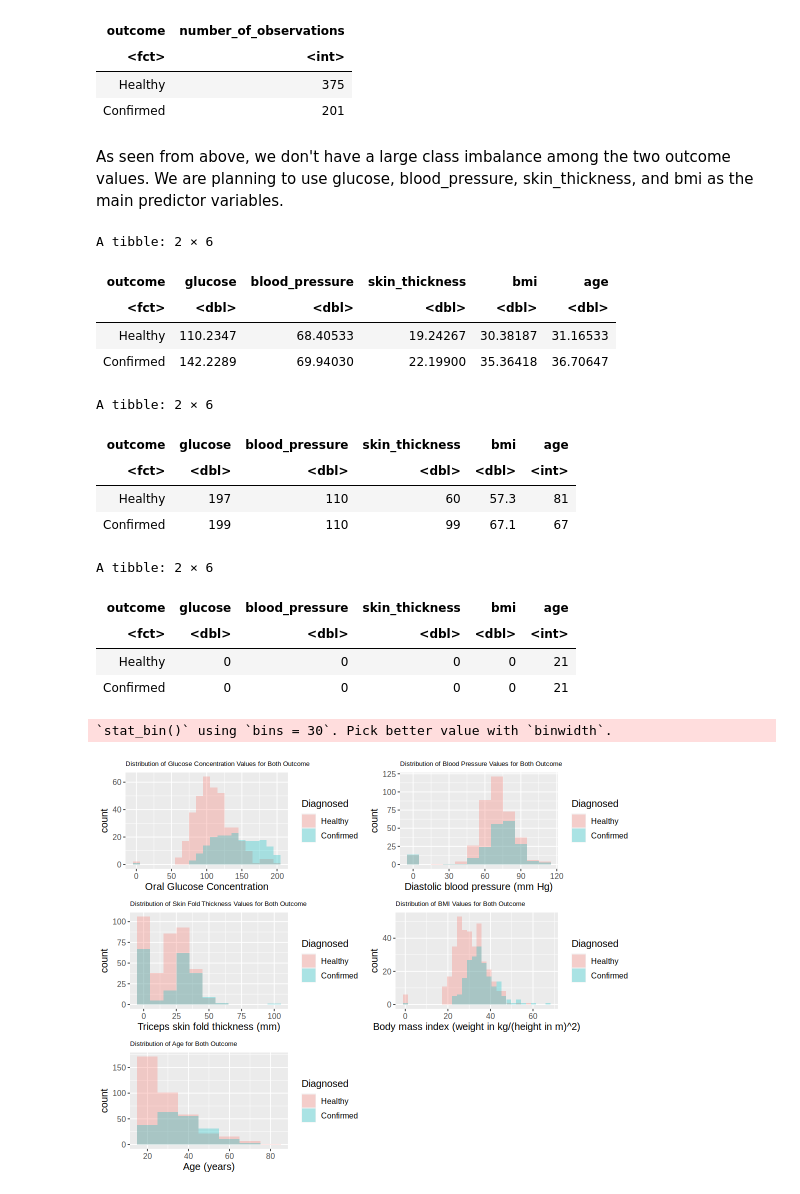
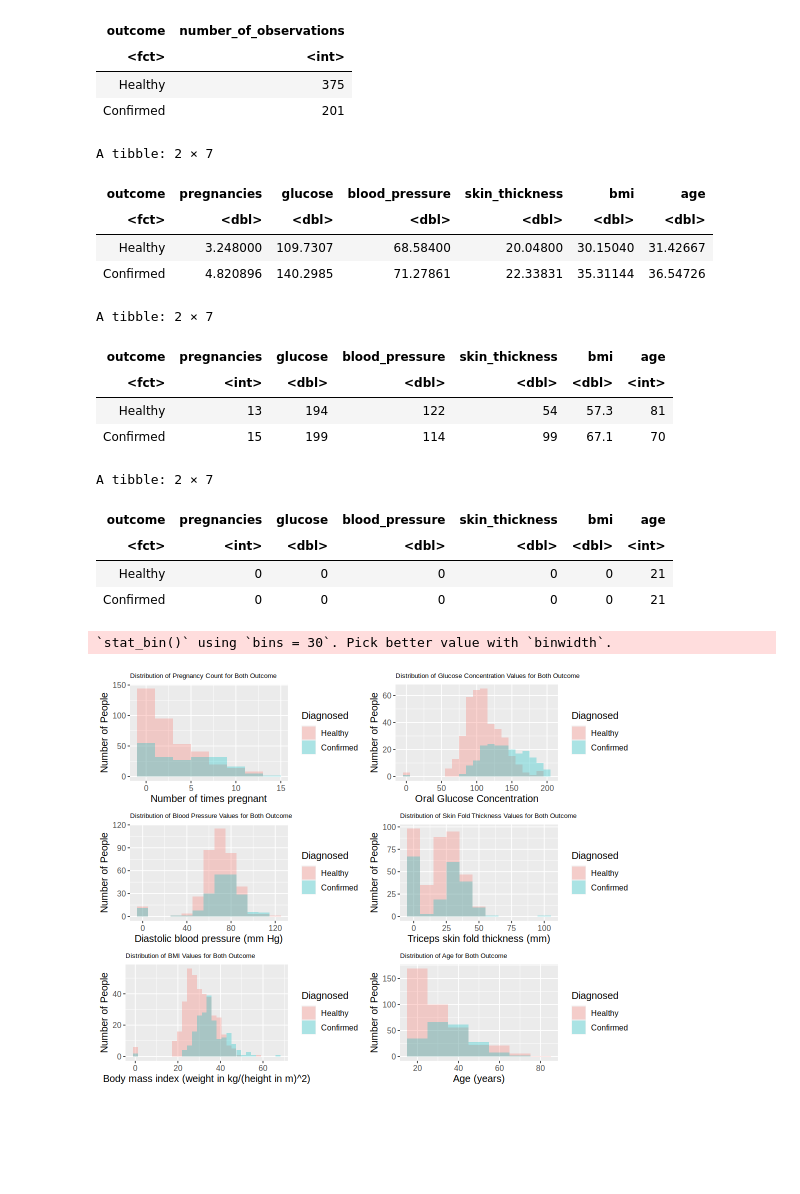
Before and after one commit to Nadav-Seg/dsci-100-2023w1-group-26, a Jupyter notebook: Group 26 - Group Project Proposal.ipynb, the cells around one changed output. Saved outputs shown, nothing was run; the diff lists cells and outputs as text; code cells hidden in the pictures; blank space fills up the shorter version.

Commit message:
Finalize ersion with standardized

```diff
--- a/Group 26 - Group Project Proposal.ipynb
+++ b/Group 26 - Group Project Proposal.ipynb
@@ -92,78 +99,84 @@ A tibble: 2 × 2
 | <fct> | <int> |
 | Healthy | 375 |
 | Confirmed | 201 |
-# %% [markdown]
-As seen from above, we don't have a large class imbalance among the two outcome values. We are planning to use glucose, blood_pressure, skin_thickness, and bmi as the main predictor variables.
 # %%
 #To find the average value of each Predictor Variables for each class
 Mean_values <- diabetes_training |>
-                select(-pregnancies, -insulin, -diabetes_pedigree_function) |>
+                select(-insulin, -diabetes_pedigree_function) |>
                 group_by(outcome) |>
-                summarize(across(glucose:age, mean))
+                summarize(across(pregnancies:age, mean))
 Mean_values
 
 #To find the maximum value of each Predictor Variables for each class
 Max_values <- diabetes_training |>
-                select(-pregnancies, -insulin, -diabetes_pedigree_function) |>
+                select(-insulin, -diabetes_pedigree_function) |>
                 group_by(outcome) |>
-                summarize(across(glucose:age, max))
+                summarize(across(pregnancies:age, max))
 Max_values
 
 #To find the minimum value of each Predictor Variables for each class
 Min_values <- diabetes_training |>
-                select(-pregnancies, -insulin, -diabetes_pedigree_function) |>
+                select(-insulin, -diabetes_pedigree_function) |>
                 group_by(outcome) |>
-                summarize(across(glucose:age, min))
+                summarize(across(pregnancies:age, min))
 Min_values
 # %% [output]
-A tibble: 2 × 6
+A tibble: 2 × 7
-| outcome | glucose | blood_pressure | skin_thickness | bmi | age |
-| <fct> | <dbl> | <dbl> | <dbl> | <dbl> | <dbl> |
-| Healthy | 110.2347 | 68.40533 | 19.24267 | 30.38187 | 31.16533 |
-| Confirmed | 142.2289 | 69.94030 | 22.19900 | 35.36418 | 36.70647 |
+| outcome | pregnancies | glucose | blood_pressure | skin_thickness | bmi | age |
+| <fct> | <dbl> | <dbl> | <dbl> | <dbl> | <dbl> | <dbl> |
+| Healthy | 3.248000 | 109.7307 | 68.58400 | 20.04800 | 30.15040 | 31.42667 |
+| Confirmed | 4.820896 | 140.2985 | 71.27861 | 22.33831 | 35.31144 | 36.54726 |
-A tibble: 2 × 6
+A tibble: 2 × 7
-| outcome | glucose | blood_pressure | skin_thickness | bmi | age |
-| <fct> | <dbl> | <dbl> | <dbl> | <dbl> | <int> |
-| Healthy | 197 | 110 | 60 | 57.3 | 81 |
-| Confirmed | 199 | 110 | 99 | 67.1 | 67 |
+| outcome | pregnancies | glucose | blood_pressure | skin_thickness | bmi | age |
+| <fct> | <int> | <dbl> | <dbl> | <dbl> | <dbl> | <int> |
+| Healthy | 13 | 194 | 122 | 54 | 57.3 | 81 |
+| Confirmed | 15 | 199 | 114 | 99 | 67.1 | 70 |
-A tibble: 2 × 6
+A tibble: 2 × 7
-| outcome | glucose | blood_pressure | skin_thickness | bmi | age |
-| <fct> | <dbl> | <dbl> | <dbl> | <dbl> | <int> |
-| Healthy | 0 | 0 | 0 | 0 | 21 |
-| Confirmed | 0 | 0 | 0 | 0 | 21 |
+| outcome | pregnancies | glucose | blood_pressure | skin_thickness | bmi | age |
+| <fct> | <int> | <dbl> | <dbl> | <dbl> | <dbl> | <int> |
+| Healthy | 0 | 0 | 0 | 0 | 0 | 21 |
+| Confirmed | 0 | 0 | 0 | 0 | 0 | 21 |
 # %%
 options(repr.plot.width = 9, repr.plot.height = 7)
+
+#Distribution of standardized data for each variable
+pregnancy_distribution <- ggplot(diabetes_training, aes(x = pregnancies, fill = outcome)) +
+                                        geom_histogram(alpha = 0.3, position = "identity", binwidth = 2) +
+                                        labs(x = "Number of times pregnant", y = "Number of People", fill = "Diagnosed") +
+                                        ggtitle("Distribution of Pregnancy Count for Both Outcome") +
+                                        theme(text = element_text(size = 12), plot.title = element_text(size = 8))
+
 glucose_concentration_distribution <- ggplot(diabetes_training, aes(x = glucose, fill = outcome)) +
                                         geom_histogram(alpha = 0.3, position = "identity", binwidth = 10) +
-                                        labs(x = "Oral Glucose Concentration", fill = "Diagnosed") +
+                                        labs(x = "Oral Glucose Concentration", y = "Number of People", fill = "Diagnosed") +
                                         ggtitle("Distribution of Glucose Concentration Values for Both Outcome") +
                                         theme(text = element_text(size = 12), plot.title = element_text(size = 8))
 
 blood_pressure_distribution <- ggplot(diabetes_training, aes(x = blood_pressure, fill = outcome)) +
                                         geom_histogram(alpha = 0.3, position = "identity", binwidth = 10) +
-                                        labs(x = "Diastolic blood pressure (mm Hg)", fill = "Diagnosed") +
+                                        labs(x = "Diastolic blood pressure (mm Hg)", y = "Number of People", fill = "Diagnosed") +
                                         ggtitle("Distribution of Blood Pressure Values for Both Outcome") +
                                         theme(text = element_text(size = 12), plot.title = element_text(size = 8))
 
 skin_thickness_distribution <- ggplot(diabetes_training, aes(x = skin_thickness, fill = outcome)) +
                                         geom_histogram(alpha = 0.3, position = "identity", binwidth = 10) +
-                                        labs(x = "Triceps skin fold thickness (mm)", fill = "Diagnosed") +
+                                        labs(x = "Triceps skin fold thickness (mm)", y = "Number of People", fill = "Diagnosed") +
                                         ggtitle("Distribution of Skin Fold Thickness Values for Both Outcome") +
                                         theme(text = element_text(size = 12), plot.title = element_text(size = 8))
 
 bmi_distribution <- ggplot(diabetes_training, aes(x = bmi, fill = outcome)) +
                                         geom_histogram(alpha = 0.3, position = "identity") +
-                                        labs(x = "Body mass index (weight in kg/(height in m)^2)", fill = "Diagnosed") +
+                                        labs(x = "Body mass index (weight in kg/(height in m)^2)", y = "Number of People", fill = "Diagnosed") +
                                         ggtitle("Distribution of BMI Values for Both Outcome") +
                                         theme(text = element_text(size = 12), plot.title = element_text(size = 8))
 
 age_distribution <- ggplot(diabetes_training, aes(x = age, fill = outcome)) +
                                         geom_histogram(alpha = 0.3, position = "identity", binwidth = 10) +
-                                        labs(x = "Age (years)", fill = "Diagnosed") +
+                                        labs(x = "Age (years)", y = "Number of People", fill = "Diagnosed") +
                                         ggtitle("Distribution of Age for Both Outcome") +
                                         theme(text = element_text(size = 12), plot.title = element_text(size = 8))
 
-grid.arrange(glucose_concentration_distribution, blood_pressure_distribution, skin_thickness_distribution, bmi_distribution, age_distribution, nrow = 3)
+grid.arrange(pregnancy_distribution, glucose_concentration_distribution, blood_pressure_distribution, skin_thickness_distribution, bmi_distribution, age_distribution, nrow = 3)
 # %% [output]
 `stat_bin()` using `bins = 30`. Pick better value with `binwidth`.
-[figure, old version]
+[figure, new version]
```
Also changed, not shown: parts of 6 cells of this notebook.
